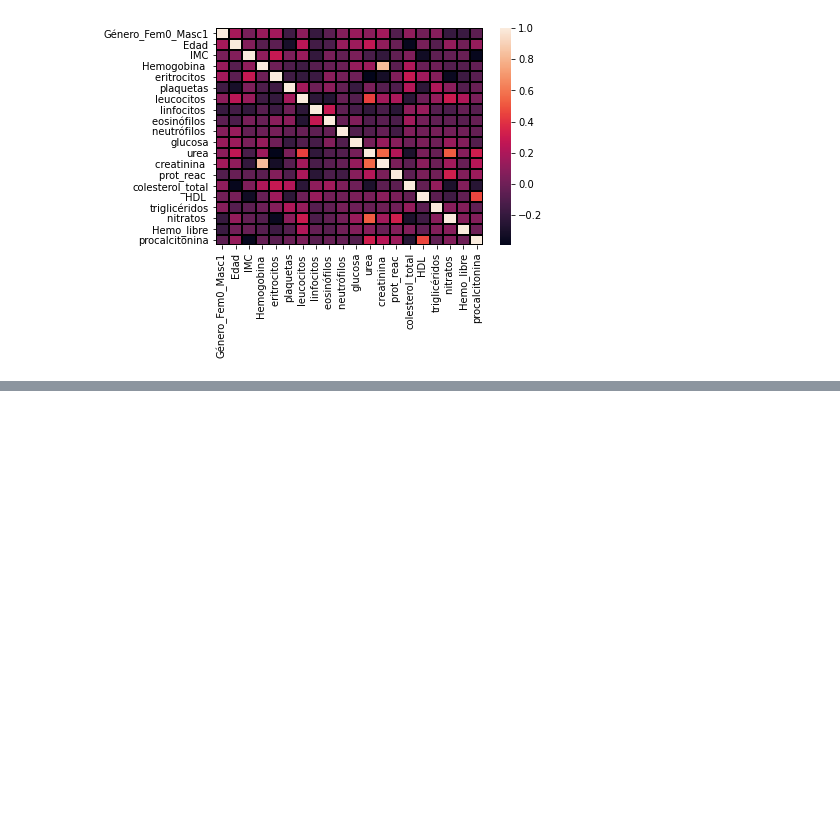
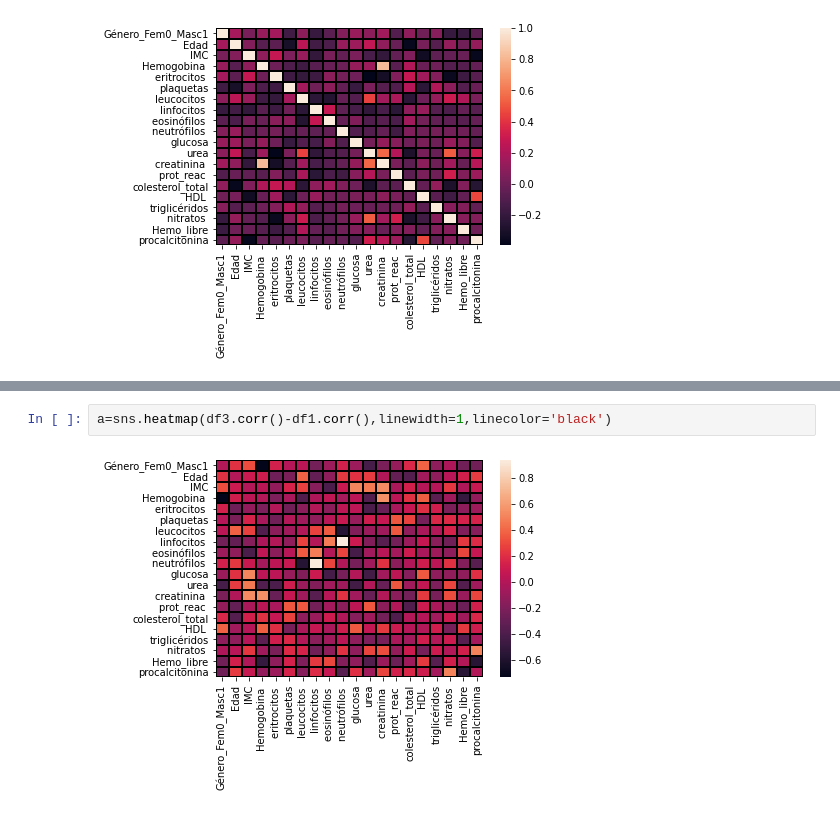
Before and after one commit to Erandi0011/Correlations, a Jupyter notebook: Correlation1st.ipynb, the cells around one changed output, grey strips where cells are left out. Cells and saved outputs as stored; diff of their text form; blank space fills up the shorter version.

```diff
--- a/Correlation1st.ipynb
+++ b/Correlation1st.ipynb
@@ -601,0 +673,4 @@ TypeError: ignored
+# %%
+a=sns.heatmap(df3.corr()-df1.corr(),linewidth=1,linecolor='black')
+# %% [output]
+[figure, added]
```
Also changed, not shown: parts of 10 cells of this notebook.
